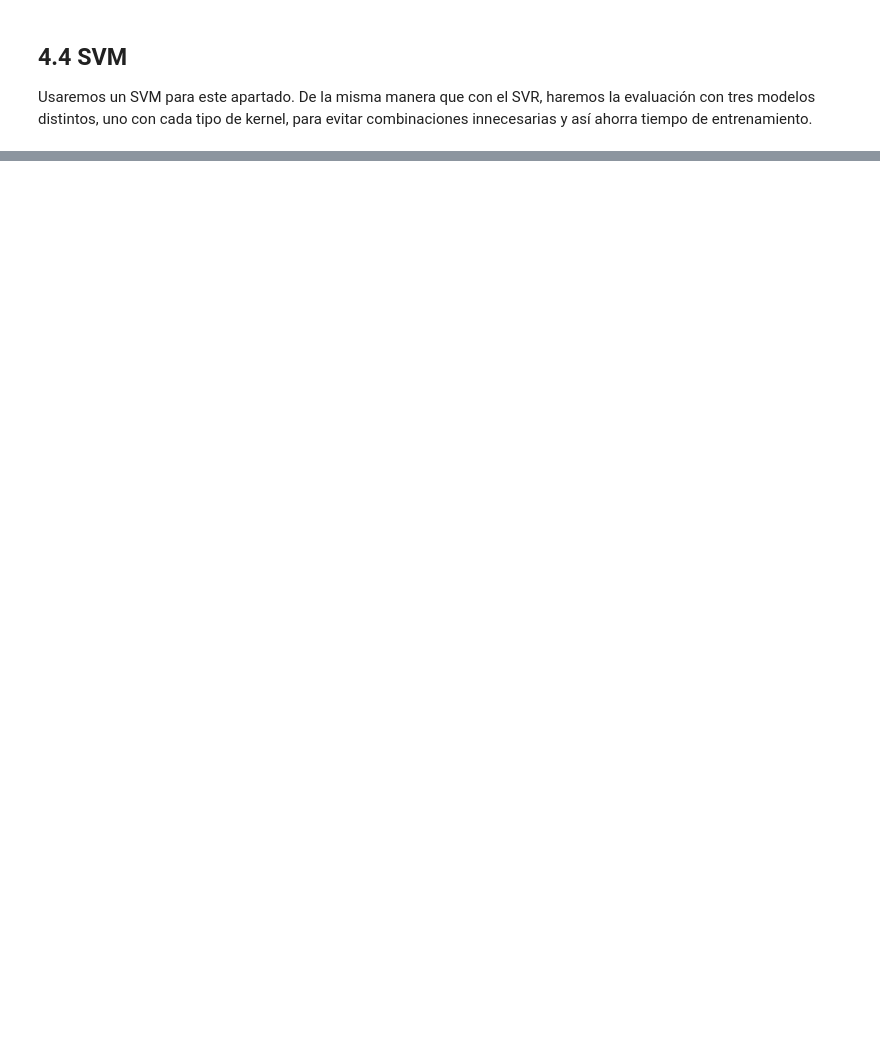
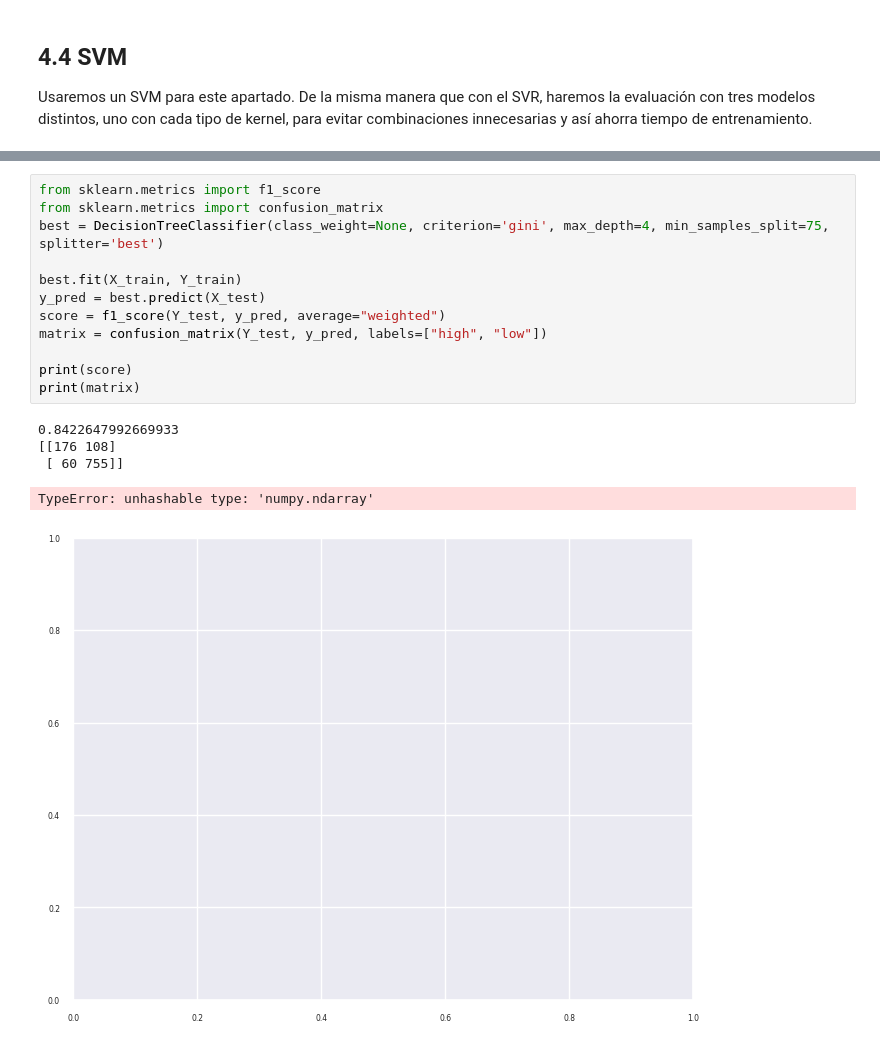
Before and after one commit to CLopMan/aprendizajeAutomatico-G03, a Jupyter notebook: AA_G03_Clasificacion.ipynb, the cells around one changed output, grey strips where cells are left out. Saved outputs shown, nothing was run; the diff lists cells and outputs as text; blank space fills up the shorter version.

```diff
--- a/AA_G03_Clasificacion.ipynb
+++ b/AA_G03_Clasificacion.ipynb
@@ -266,0 +345,18 @@ F1_score: 0.8022725050117353
+# %%
+from sklearn.metrics import f1_score
+from sklearn.metrics import confusion_matrix
+best = DecisionTreeClassifier(class_weight=None, criterion='gini', max_depth=4, min_samples_split=75, splitter='best')
+
+best.fit(X_train, Y_train)
+y_pred = best.predict(X_test)
+score = f1_score(Y_test, y_pred, average="weighted")
+matrix = confusion_matrix(Y_test, y_pred, labels=["high", "low"])
+
+print(score)
+print(matrix)
+# %% [output]
+0.8422647992669933
+[[176 108]
+ [ 60 755]]
+TypeError: unhashable type: 'numpy.ndarray'
+[figure, added]
```
Also changed, not shown: parts of 8 cells of this notebook, 1 other file.
